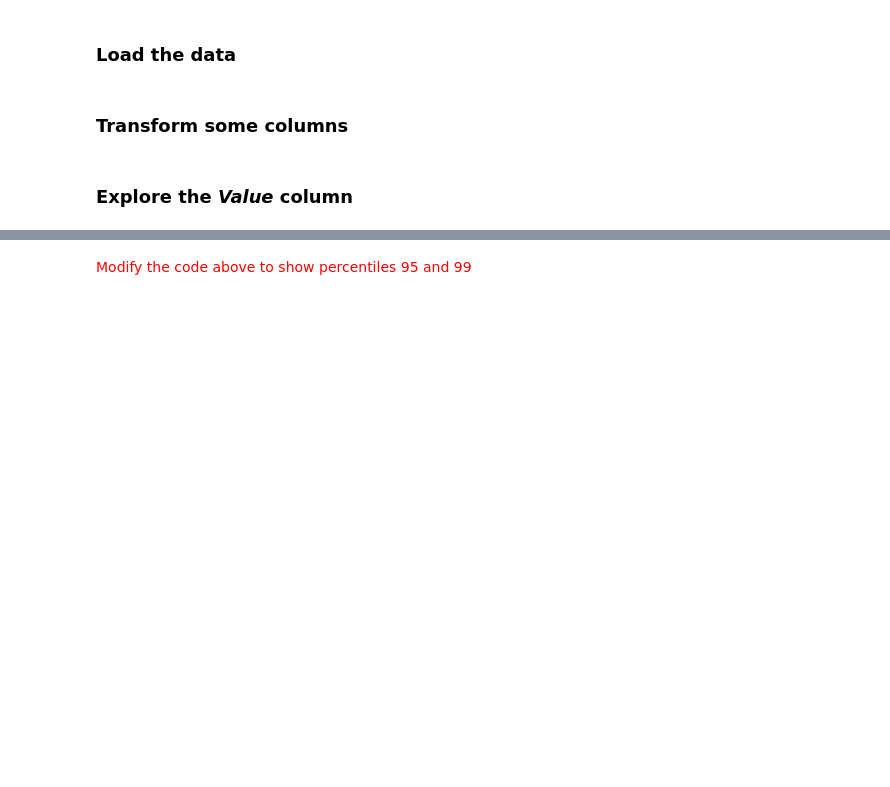
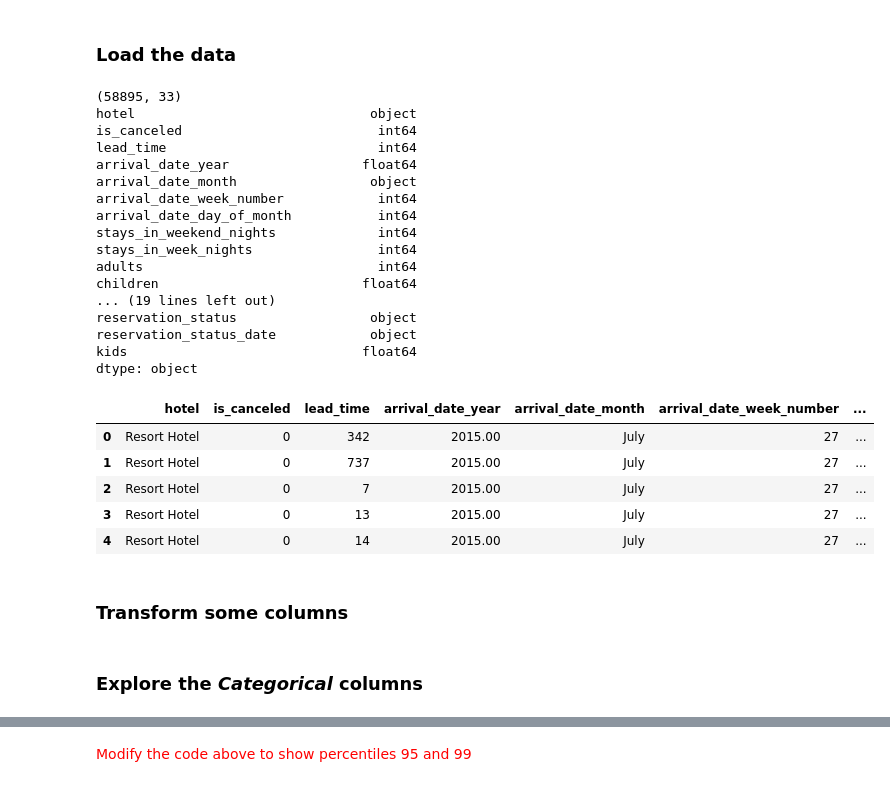
Before and after one commit to LauraRuales/Ciencia-de-datos, a Jupyter notebook: eda.ipynb, the cells around one changed output, grey strips where cells are left out. Cells and saved outputs as stored; diff of their text form; code cells hidden in the pictures; blank space fills up the shorter version.

```diff
--- a/eda.ipynb
+++ b/eda.ipynb
@@ -45,3 +40,36 @@ fifa_df.head()
+# %%
+# Showing the dataframe dimensions
+print(reservas.shape)
+
+# Showing the column data types
+print(reservas.dtypes)
+
+# Showing the top 5 rows
+reservas.head(5)
+# %% [output]
+(58895, 33)
+hotel                              object
+is_canceled                         int64
+lead_time                           int64
+arrival_date_year                 float64
+arrival_date_month                 object
+arrival_date_week_number            int64
+arrival_date_day_of_month           int64
+stays_in_weekend_nights             int64
+stays_in_week_nights                int64
+adults                              int64
+children                          float64
+... (19 lines left out)
+reservation_status                 object
+reservation_status_date            object
+kids                              float64
+dtype: object
+|  | hotel | is_canceled | lead_time | arrival_date_year | arrival_date_month | arrival_date_week_number | ... |
+| 0 | Resort Hotel | 0 | 342 | 2015.00 | July | 27 | ... |
+| 1 | Resort Hotel | 0 | 737 | 2015.00 | July | 27 | ... |
+| 2 | Resort Hotel | 0 | 7 | 2015.00 | July | 27 | ... |
+| 3 | Resort Hotel | 0 | 13 | 2015.00 | July | 27 | ... |
+| 4 | Resort Hotel | 0 | 14 | 2015.00 | July | 27 | ... |
 # %% [markdown]
 ### Transform some columns
 # %%
@@ -68,2 +94,2 @@ fifa_df.head()
 # %% [markdown]
-### Explore the *Value* column
+### Explore the *Categorical* columns
```
Also changed, not shown: parts of 26 cells of this notebook.
